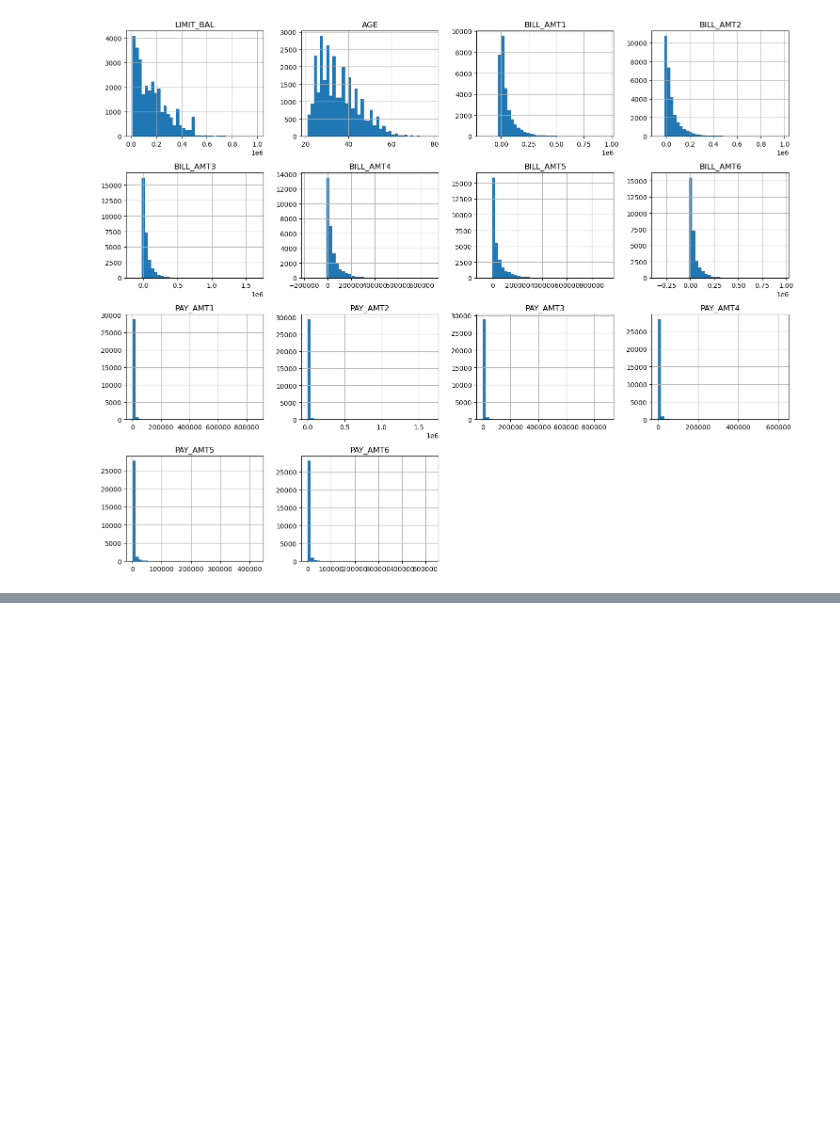
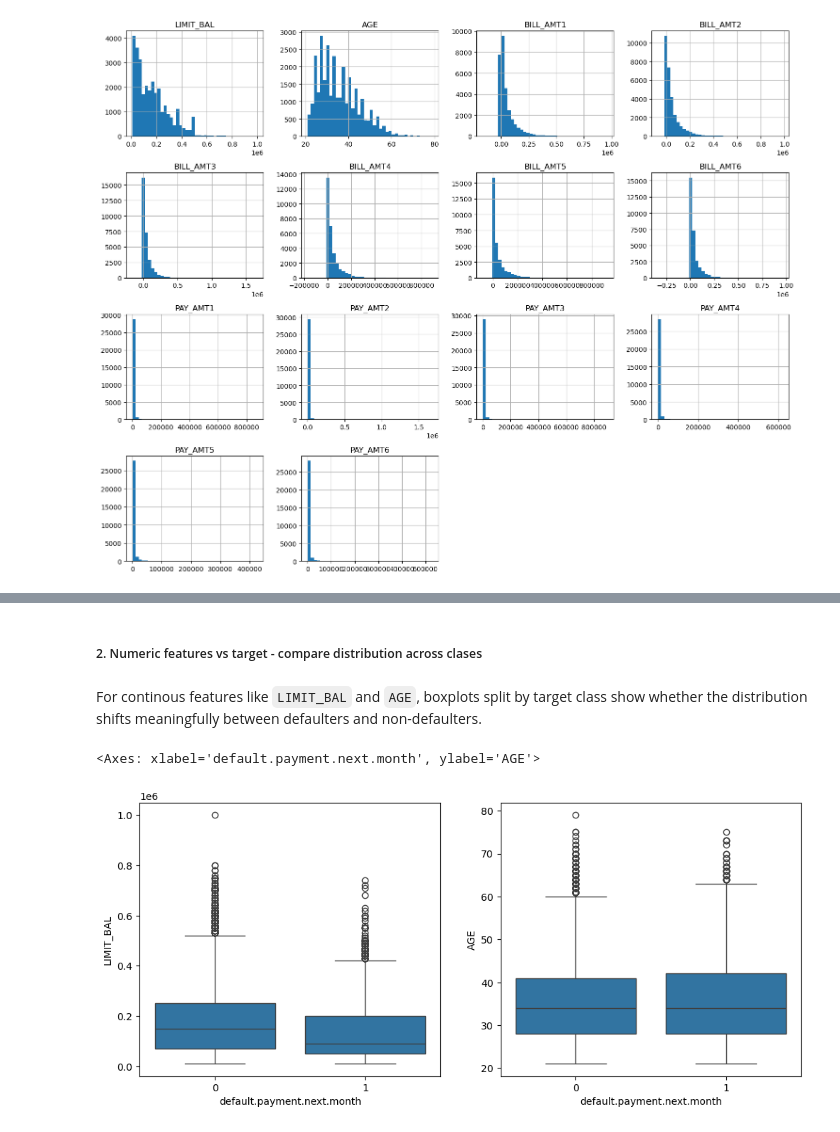
Before and after one commit to Purityj/credit_risk_classifier, a Jupyter notebook: notebooks/eda.ipynb, the cells around one changed output, grey strips where cells are left out. Saved outputs shown, nothing was run; the diff lists cells and outputs as text; code cells hidden in the pictures; blank space fills up the shorter version.

```diff
--- a/notebooks/eda.ipynb
+++ b/notebooks/eda.ipynb
@@ -203,0 +238,13 @@ plt.show()
+# %% [markdown]
+##### 2. Numeric features vs target - compare distribution across clases
+# %% [markdown]
+For continous features like `LIMIT_BAL` and `AGE`, boxplots split by target class show whether the distribution shifts meaningfully between defaulters and non-defaulters.
+# %%
+import seaborn as sns
+
+fig, axes = plt.subplots(1,2, figsize=(12,5))
+sns.boxplot(data=df, x='default.payment.next.month', y='LIMIT_BAL', ax=axes[0])
+sns.boxplot(data=df, x='default.payment.next.month', y='AGE', ax=axes[1])
+# %% [output]
+<Axes: xlabel='default.payment.next.month', ylabel='AGE'>
+[figure, added]
```
Also changed, not shown: parts of 12 cells of this notebook, 1 other file.
